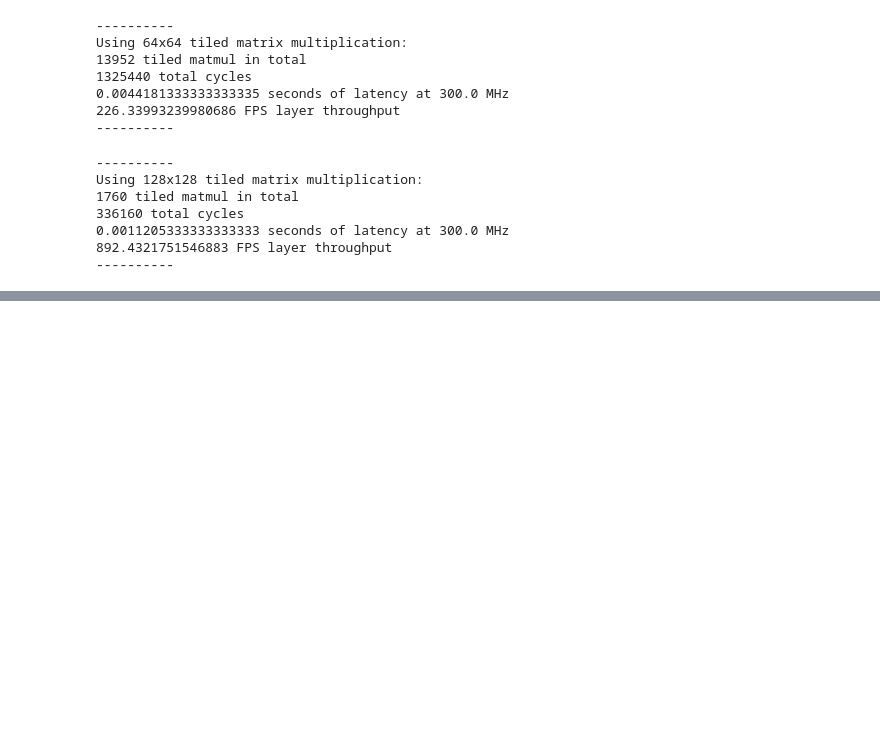
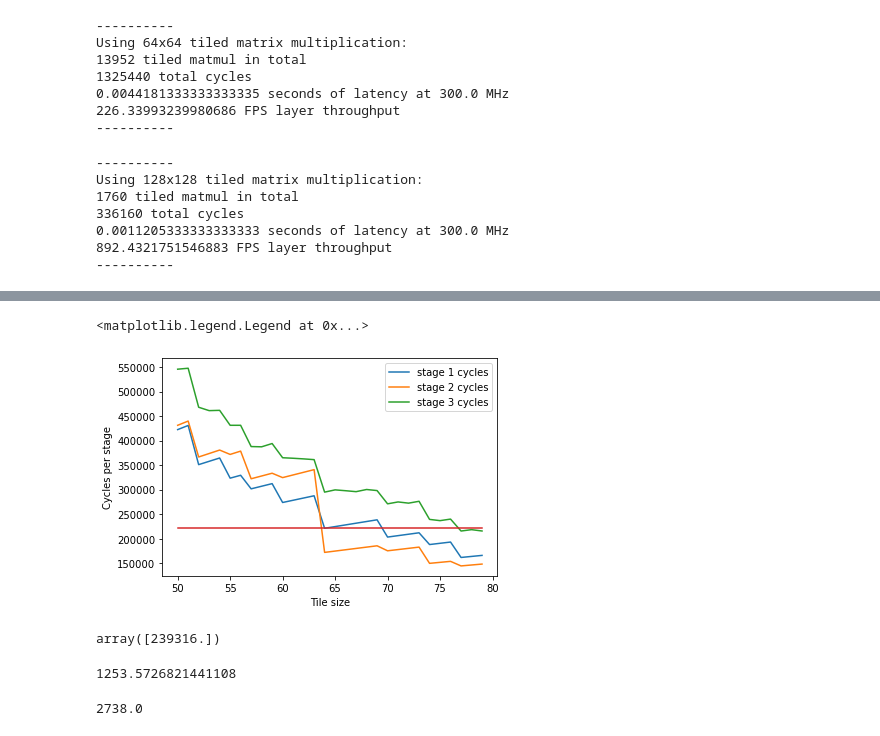
Before and after one commit to cjg91/trans-fat, a Jupyter notebook: 3-tiling_simulation.ipynb, the cells around one changed output, grey strips where cells are left out. Drawn from its saved outputs; the diff is of its cells as text; code cells hidden in the pictures; blank space fills up the shorter version.

```diff
--- a/3-tiling_simulation.ipynb
+++ b/3-tiling_simulation.ipynb
@@ -169,0 +230,23 @@ Using 128x128 tiled matrix multiplication:
+# %%
+plt.plot(M1, stage1_cycles, label='stage 1 cycles')
+plt.plot(M2, stage2_cycles, label='stage 2 cycles')
+plt.plot(M3, stage3_cycles, label='stage 3 cycles')
+plt.xlabel('Tile size')
+plt.ylabel('Cycles per stage')
+plt.plot(M1, np.ones_like(M1)*221184.0)
+plt.legend()
+# %% [output]
+<matplotlib.legend.Legend at 0x...>
+[figure, added]
+# %%
+stage3_cycles[M3 == 74]
+# %% [output]
+array([239316.])
+# %%
+300e6 / 239316
+# %% [output]
+1253.5726821441108
+# %%
+74*74/2
+# %% [output]
+2738.0
```
Also changed, not shown: parts of 6 cells of this notebook.
